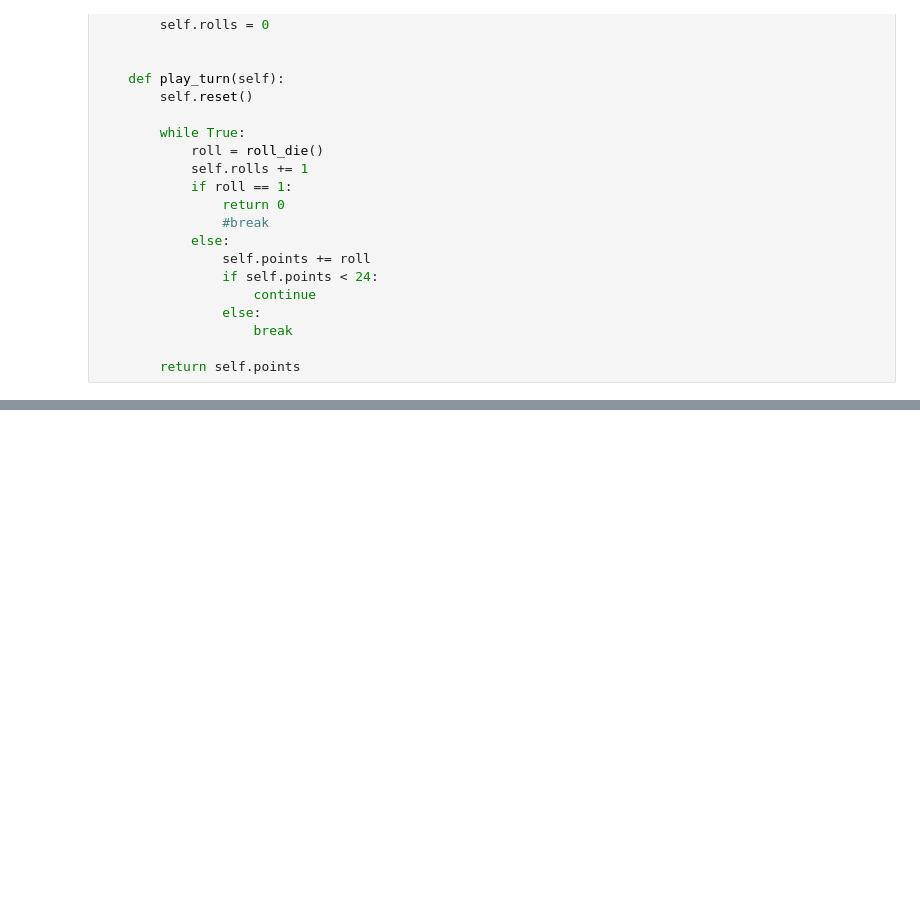
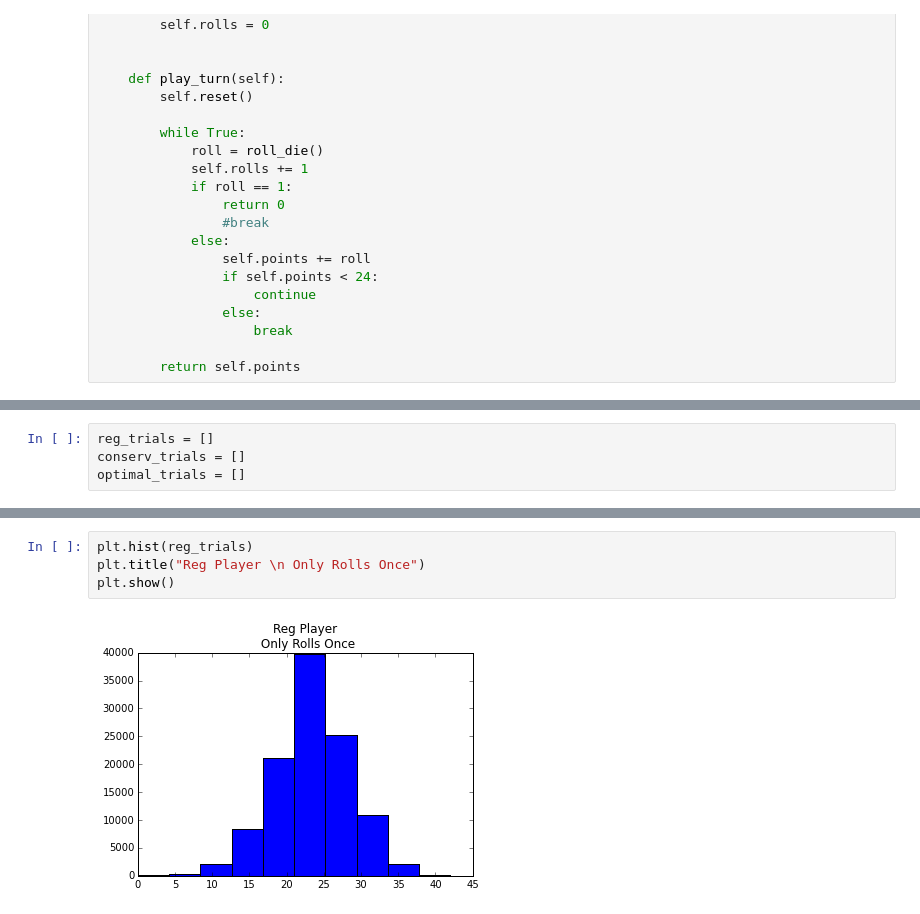
Before and after one commit to rryanburton/ultimate-pig, a Jupyter notebook: pig-game.ipynb, the cells around one changed output, grey strips where cells are left out. Saved outputs shown, nothing was run; the diff lists cells and outputs as text; blank space fills up the shorter version.

Commit message:
working stats and graphs

```diff
--- a/pig-game.ipynb
+++ b/pig-game.ipynb
@@ -146,4 +149,8 @@ class ConservativePlayer(Player):
                     break
 
         return self.points
+# %%
+reg_trials = []
+conserv_trials = []
+optimal_trials = []
 # %%
@@ -165,0 +204,6 @@ game.play_game()
+# %%
+plt.hist(reg_trials)
+plt.title("Reg Player \n Only Rolls Once")
+plt.show()
+# %% [output]
+[figure, added]
```
Also changed, not shown: parts of 10 cells of this notebook.
